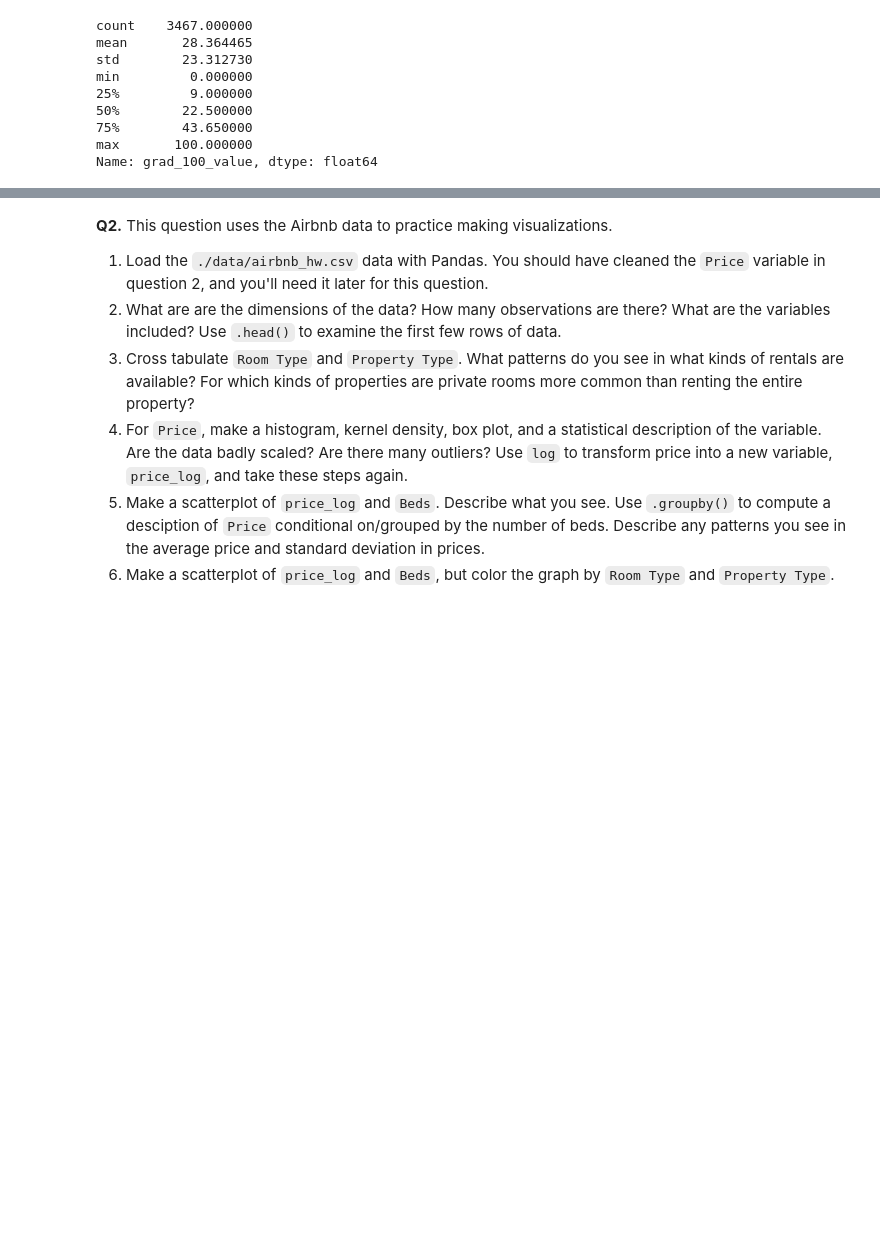
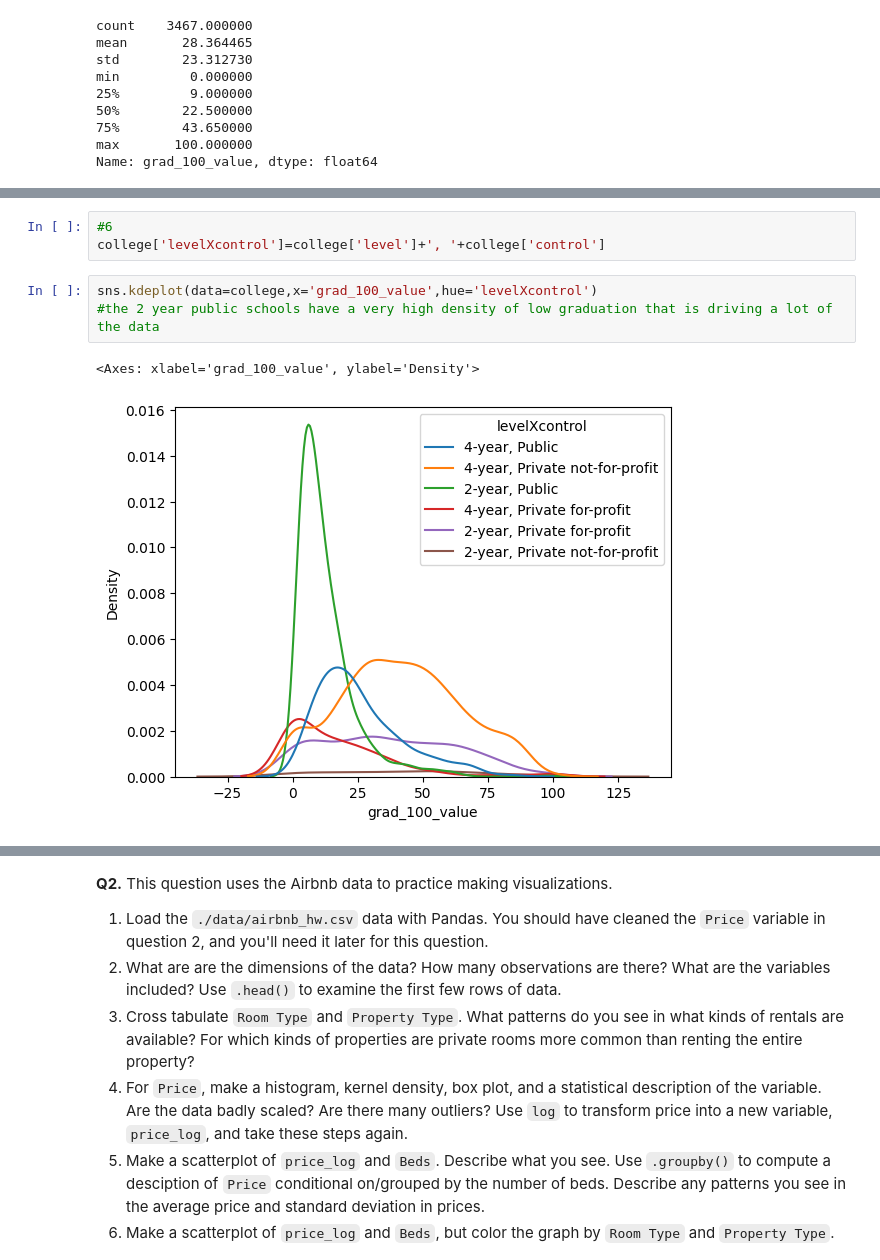
Before and after one commit to Kianjputnam/visualization, a Jupyter notebook: assignment/assignment.ipynb, the cells around one changed output, grey strips where cells are left out. Cells and saved outputs as stored; diff of their text form; blank space fills up the shorter version.

```diff
--- a/assignment/assignment.ipynb
+++ b/assignment/assignment.ipynb
@@ -110,0 +134,9 @@ Name: grad_100_value, dtype: float64
+# %%
+#6
+college['levelXcontrol']=college['level']+', '+college['control']
+# %%
+sns.kdeplot(data=college,x='grad_100_value',hue='levelXcontrol')
+#the 2 year public schools have a very high density of low graduation that is driving a lot of the data
+# %% [output]
+<Axes: xlabel='grad_100_value', ylabel='Density'>
+[figure, added]
```
Also changed, not shown: parts of 18 cells of this notebook.
